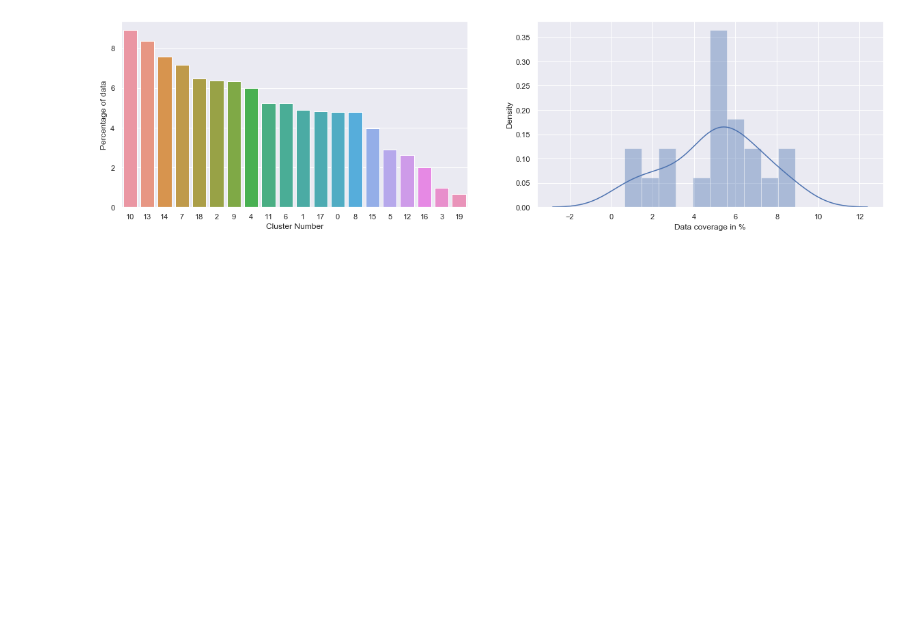
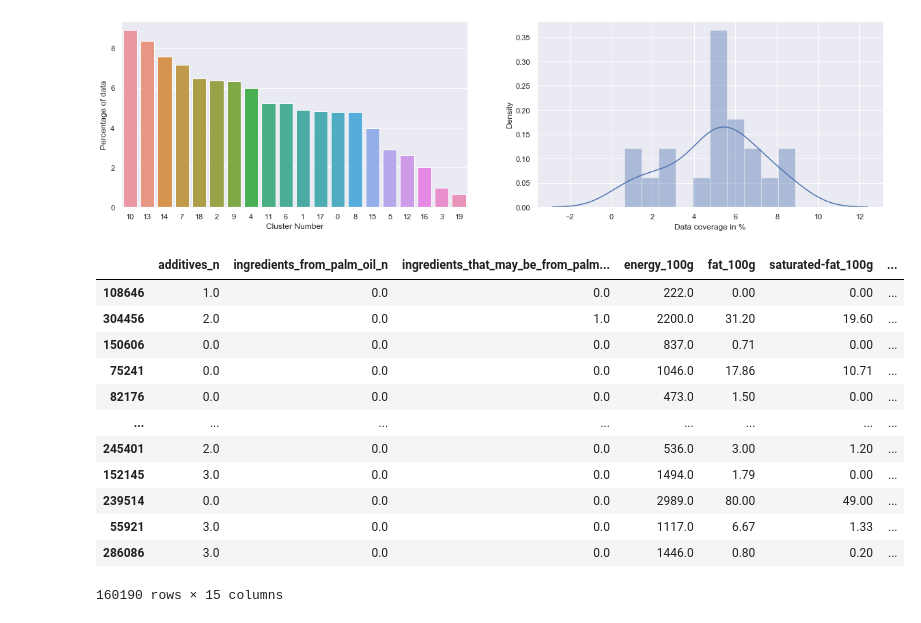
Before and after one commit to stephraja/project-2-off, a Jupyter notebook: notebook_off.ipynb, the cells around one changed output. Drawn from its saved outputs; the diff is of its cells as text; code cells hidden in the pictures; blank space fills up the shorter version.

```diff
--- a/notebook_off.ipynb
+++ b/notebook_off.ipynb
@@ -160,3 +150,19 @@ ax[1].set_ylabel("Density");
 # %% [output]
 [figure]
+# %%
+train_table
+# %% [output]
+|  | additives_n | ingredients_from_palm_oil_n | ingredients_that_may_be_from_palm... | energy_100g | fat_100g | saturated-fat_100g | ... |
+| 108646 | 1.0 | 0.0 | 0.0 | 222.0 | 0.00 | 0.00 | ... |
+| 304456 | 2.0 | 0.0 | 1.0 | 2200.0 | 31.20 | 19.60 | ... |
+| 150606 | 0.0 | 0.0 | 0.0 | 837.0 | 0.71 | 0.00 | ... |
+| 75241 | 0.0 | 0.0 | 0.0 | 1046.0 | 17.86 | 10.71 | ... |
+| 82176 | 0.0 | 0.0 | 0.0 | 473.0 | 1.50 | 0.00 | ... |
+| ... | ... | ... | ... | ... | ... | ... | ... |
+| 245401 | 2.0 | 0.0 | 0.0 | 536.0 | 3.00 | 1.20 | ... |
+| 152145 | 3.0 | 0.0 | 0.0 | 1494.0 | 1.79 | 0.00 | ... |
+| 239514 | 0.0 | 0.0 | 0.0 | 2989.0 | 80.00 | 49.00 | ... |
+| 55921 | 3.0 | 0.0 | 0.0 | 1117.0 | 6.67 | 1.33 | ... |
+| 286086 | 3.0 | 0.0 | 0.0 | 1446.0 | 0.80 | 0.20 | ... |
+160190 rows × 15 columns
 # %%
```
Also changed, not shown: parts of 4 cells of this notebook.
